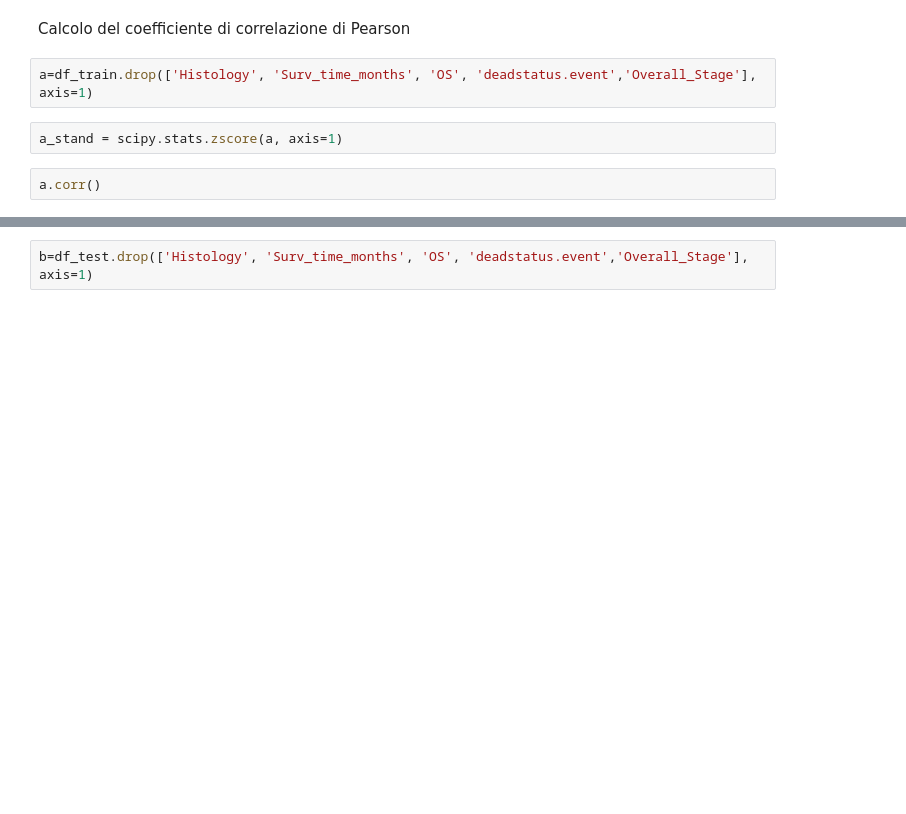
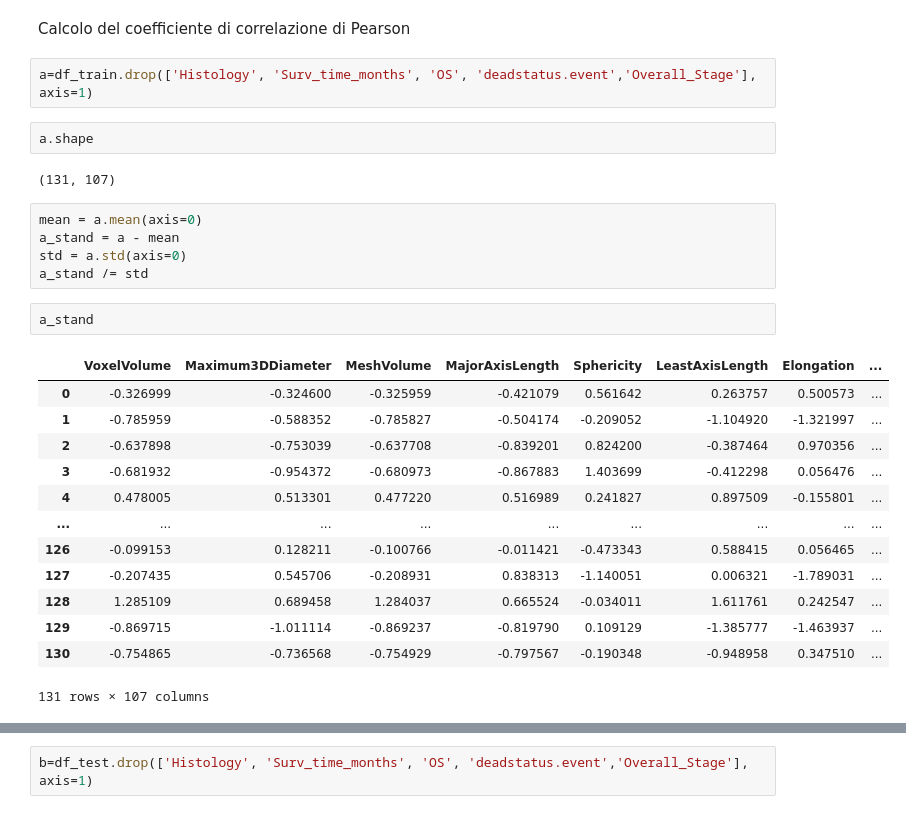
Before and after one commit to leonardoub/SCRIPT_PALERMO, a Jupyter notebook: explore_database_PA.ipynb, the cells around one changed output, grey strips where cells are left out. Saved outputs shown, nothing was run; the diff lists cells and outputs as text; blank space fills up the shorter version.

```diff
--- a/explore_database_PA.ipynb
+++ b/explore_database_PA.ipynb
@@ -66,7 +117,28 @@ import seaborn as sns
 Calcolo del coefficiente di correlazione di Pearson
 # %%
 a=df_train.drop(['Histology', 'Surv_time_months', 'OS', 'deadstatus.event','Overall_Stage'], axis=1)
-# %%
-a_stand = scipy.stats.zscore(a, axis=1)
 # %%
-a.corr()
+a.shape
+# %% [output]
+(131, 107)
+# %%
+mean = a.mean(axis=0)
+a_stand = a - mean
+std = a.std(axis=0)
+a_stand /= std
+# %%
+a_stand
+# %% [output]
+|  | VoxelVolume | Maximum3DDiameter | MeshVolume | MajorAxisLength | Sphericity | LeastAxisLength | Elongation | ... |
+| 0 | -0.326999 | -0.324600 | -0.325959 | -0.421079 | 0.561642 | 0.263757 | 0.500573 | ... |
+| 1 | -0.785959 | -0.588352 | -0.785827 | -0.504174 | -0.209052 | -1.104920 | -1.321997 | ... |
+| 2 | -0.637898 | -0.753039 | -0.637708 | -0.839201 | 0.824200 | -0.387464 | 0.970356 | ... |
+| 3 | -0.681932 | -0.954372 | -0.680973 | -0.867883 | 1.403699 | -0.412298 | 0.056476 | ... |
+| 4 | 0.478005 | 0.513301 | 0.477220 | 0.516989 | 0.241827 | 0.897509 | -0.155801 | ... |
+| ... | ... | ... | ... | ... | ... | ... | ... | ... |
+| 126 | -0.099153 | 0.128211 | -0.100766 | -0.011421 | -0.473343 | 0.588415 | 0.056465 | ... |
+| 127 | -0.207435 | 0.545706 | -0.208931 | 0.838313 | -1.140051 | 0.006321 | -1.789031 | ... |
+| 128 | 1.285109 | 0.689458 | 1.284037 | 0.665524 | -0.034011 | 1.611761 | 0.242547 | ... |
+| 129 | -0.869715 | -1.011114 | -0.869237 | -0.819790 | 0.109129 | -1.385777 | -1.463937 | ... |
+| 130 | -0.754865 | -0.736568 | -0.754929 | -0.797567 | -0.190348 | -0.948958 | 0.347510 | ... |
+131 rows × 107 columns
```
Also changed, not shown: parts of 38 cells of this notebook.
